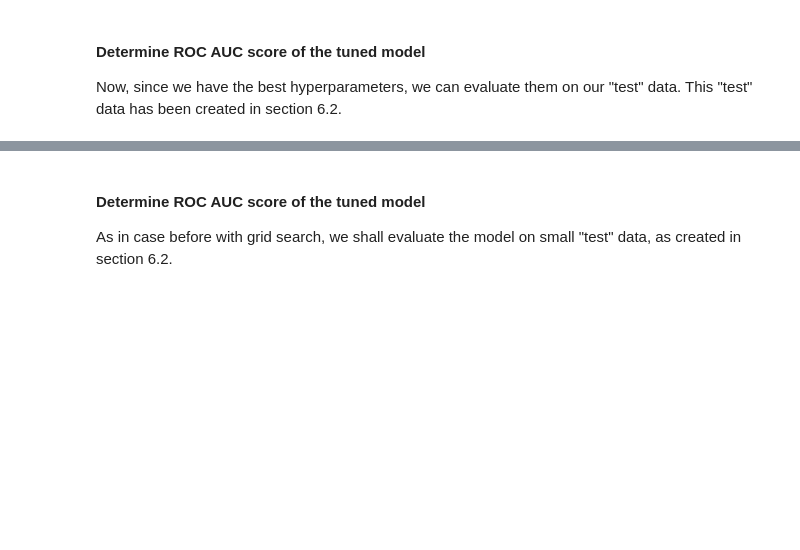
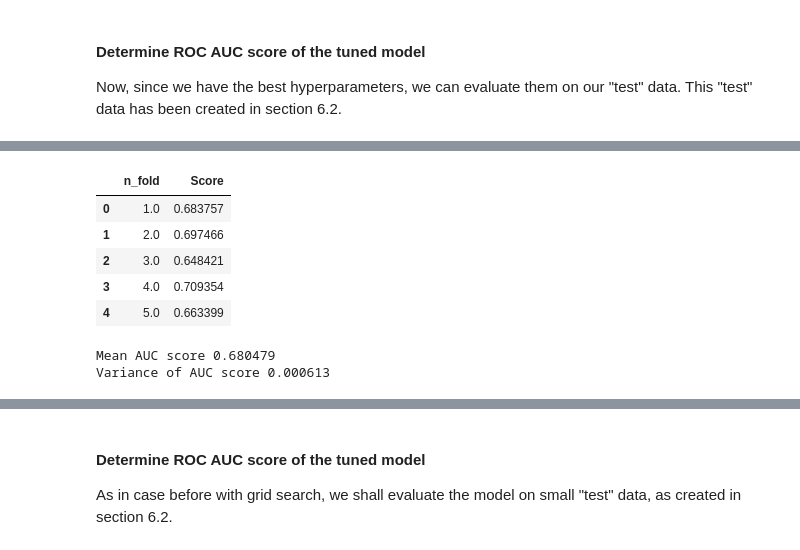
Before and after one commit to tanmoybanerjee2003/dataScience, a Jupyter notebook: Udacity_data_science_capstone/Loan_default_risk_classfier.ipynb, the cells around one changed output, grey strips where cells are left out. Drawn from its saved outputs; the diff is of its cells as text; code cells hidden in the pictures; blank space fills up the shorter version.

```diff
--- a/Udacity_data_science_capstone/Loan_default_risk_classfier.ipynb
+++ b/Udacity_data_science_capstone/Loan_default_risk_classfier.ipynb
@@ -1583,0 +1603,41 @@ ROC AUC score of the baseline model on test set: 0.68903
+# %%
+def kfold_lightgbm(train_df, train_target, clf, num_folds=5):
+    '''
+    This function splits data into multiple folds,
+    compute ROC AUC score of the model for each set, and,
+    print and return the scores.
+    INPUT:
+    train_df: input features of training data
+    train_target: output labels of training data
+    clf: the model to be tested
+    num_folds: number of sets the data should be split into. Default is 5.
+    OUTPUT:
+    scores: the dataframe containing scores
+    '''
+    print("Starting LightGBM. Input data shape: {}".format(train_df.shape))
+    # Cross validation model
+    folds = KFold(n_splits=num_folds, shuffle=True, random_state=47)
+    # Create arrays and dataframes to store results
+    oof_preds = np.zeros(train_df.shape[0])
+    scores = pd.DataFrame(columns=['n_fold', 'Score'])
+
+    for n_fold, (train_idx, valid_idx) in enumerate(folds.split(train_df, train_target)):
+        train_x, train_y = train_df.iloc[train_idx], train_target.iloc[train_idx]
+        valid_x, valid_y = train_df.iloc[valid_idx], train_target.iloc[valid_idx]
+
+        clf.fit(train_x, train_y, eval_set=[(train_x, train_y), (valid_x, valid_y)],
+            eval_metric='auc', verbose=1000, early_stopping_rounds=300)
+
+        oof_preds[valid_idx] = clf.predict_proba(valid_x, num_iteration=clf.best_iteration_)[:, 1]
+        score = roc_auc_score(valid_y, oof_preds[valid_idx])
+        n_fold_num = n_fold + 1
+        #print('Fold %2d AUC : %.6f' % (n_fold_num, score))
+        #scores.append(score)
+        scores = scores.append({'n_fold': n_fold_num, 'Score': score}, ignore_index=True)
+        del train_x, train_y, valid_x, valid_y
+        gc.collect()
+
+    return scores
+# %%
+train_labels_df = pd.DataFrame(train_labels, columns=['TARGET'])
+train_labels_df.head()
@@ -1583,0 +1651,2 @@ ROC AUC score of the baseline model on test set: 0.68903
+# %%
+scores = kfold_lightgbm(train_features, train_labels_df, model)
@@ -1584,3 +1670,20 @@ ROC AUC score of the baseline model on test set: 0.68903
+# %%
+scores
+# %% [output]
+|  | n_fold | Score |
+| 0 | 1.0 | 0.683757 |
+| 1 | 2.0 | 0.697466 |
+| 2 | 3.0 | 0.648421 |
+| 3 | 4.0 | 0.709354 |
+| 4 | 5.0 | 0.663399 |
+# %%
+mean_score = scores['Score'].mean()
+var_score = scores['Score'].var()
+print('Mean AUC score %.6f' % mean_score)
+print('Variance of AUC score %.6f' % var_score)
+# %% [output]
+Mean AUC score 0.680479
+Variance of AUC score 0.000613
 # %%
 gc.collect()
 # %% [output]
```
Also changed, not shown: parts of 56 cells of this notebook, 2 other files.
